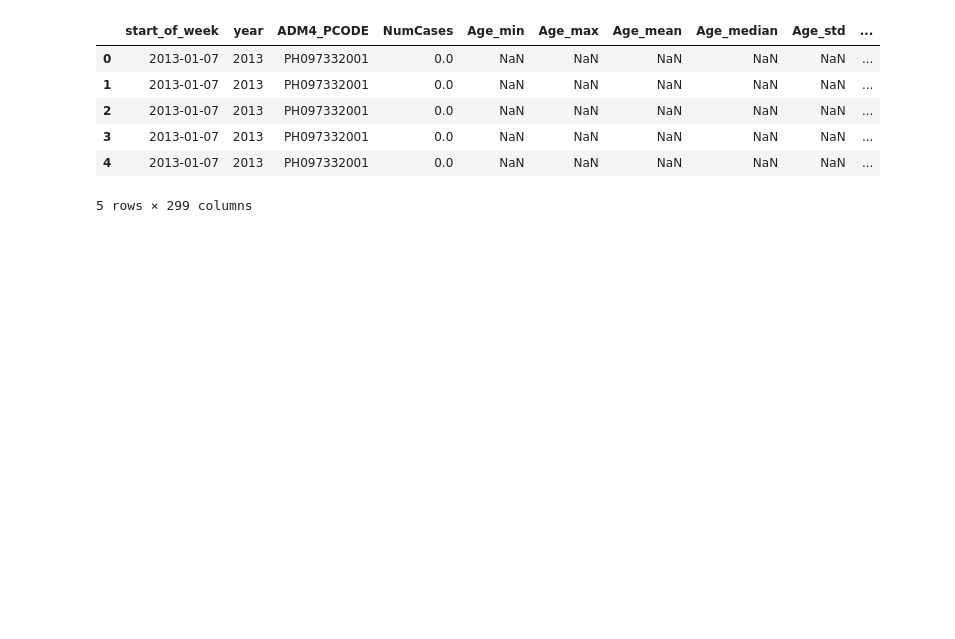
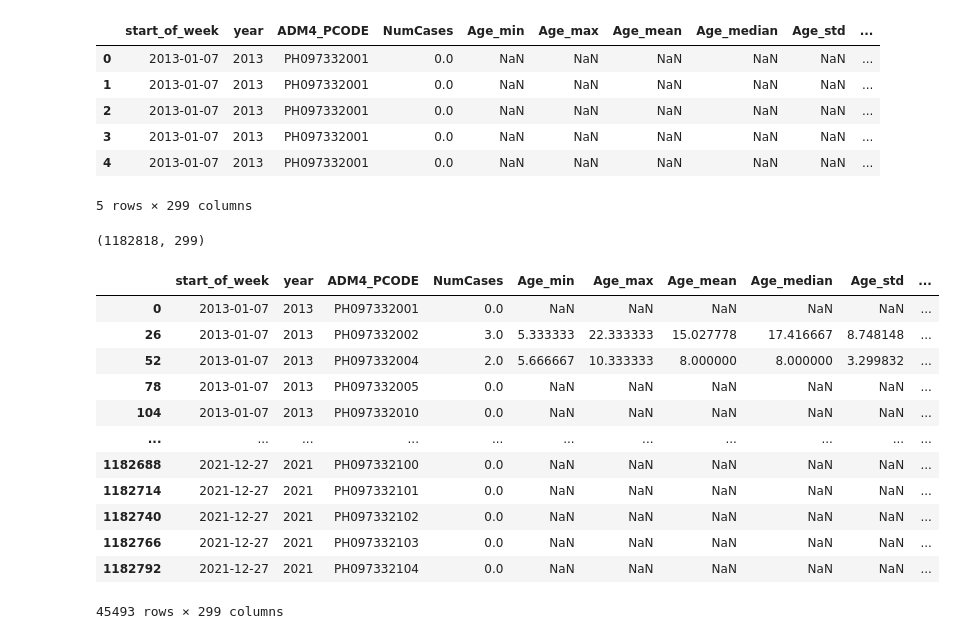
Before and after one commit to thinkingmachines/project-cchain, a Jupyter notebook: notebooks/baseline-model/02-link-external-variables.ipynb, the cells around one changed output. Saved outputs shown, nothing was run; the diff lists cells and outputs as text; code cells hidden in the pictures; blank space fills up the shorter version.

Commit message:
Remove duplicates after merge

```diff
--- a/notebooks/baseline-model/02-link-external-variables.ipynb
+++ b/notebooks/baseline-model/02-link-external-variables.ipynb
@@ -280,32 +287,3 @@ print(ntl_files)
-# %%
-for file in ntl_files:
-    if "_2022" in file:
-        continue
-    df = pd.read_csv(NIGHTLIGHTS_DIR / file)
-    df = df.drop(
-        columns=[
-            "ADM1_EN",
-            "ADM1_PCODE",
-            "ADM2_EN",
-            "ADM2_PCODE",
-            "ADM3_EN",
-            "ADM3_PCODE",
-            "ADM4_EN",
-        ]
-    )
-    df = df[
-        [
-            "ADM4_PCODE",
-            "date",
-            "freq",
-            "avg_rad_min",
-            "avg_rad_max",
-            "avg_rad_mean",
-            "avg_rad_std",
-            "avg_rad_median",
-        ]
-    ]
-    df.to_csv(OUTPUT_DIR / file, index=False)
 # %%
 ntl_df = combine_indiv_files(NIGHTLIGHTS_DIR, ntl_files)
 ntl_df = add_year(ntl_df)
@@ -456,7 +432,7 @@ yearly_dfs_to_link = [
     rwi_df,
 ]
 
-linked_df = health_climate_weekly_df
+linked_df = health_climate_weekly_df.copy()
 
 # Merge dataframes one by one
 for df in yearly_dfs_to_link:
@@ -490,3 +466,25 @@ linked_df.head()
 | 3 | 2013-01-07 | 2013 | PH097332001 | 0.0 | NaN | NaN | NaN | NaN | NaN | ... |
 | 4 | 2013-01-07 | 2013 | PH097332001 | 0.0 | NaN | NaN | NaN | NaN | NaN | ... |
 5 rows × 299 columns
+# %%
+# need to drop duplicates
+linked_df.shape
+# %% [output]
+(1182818, 299)
+# %%
+linked_df = linked_df.drop_duplicates(subset=["start_of_week", "ADM4_PCODE"])
+linked_df
+# %% [output]
+|  | start_of_week | year | ADM4_PCODE | NumCases | Age_min | Age_max | Age_mean | Age_median | Age_std | ... |
+| 0 | 2013-01-07 | 2013 | PH097332001 | 0.0 | NaN | NaN | NaN | NaN | NaN | ... |
+| 26 | 2013-01-07 | 2013 | PH097332002 | 3.0 | 5.333333 | 22.333333 | 15.027778 | 17.416667 | 8.748148 | ... |
+| 52 | 2013-01-07 | 2013 | PH097332004 | 2.0 | 5.666667 | 10.333333 | 8.000000 | 8.000000 | 3.299832 | ... |
+| 78 | 2013-01-07 | 2013 | PH097332005 | 0.0 | NaN | NaN | NaN | NaN | NaN | ... |
+| 104 | 2013-01-07 | 2013 | PH097332010 | 0.0 | NaN | NaN | NaN | NaN | NaN | ... |
+| ... | ... | ... | ... | ... | ... | ... | ... | ... | ... | ... |
+| 1182688 | 2021-12-27 | 2021 | PH097332100 | 0.0 | NaN | NaN | NaN | NaN | NaN | ... |
+| 1182714 | 2021-12-27 | 2021 | PH097332101 | 0.0 | NaN | NaN | NaN | NaN | NaN | ... |
+| 1182740 | 2021-12-27 | 2021 | PH097332102 | 0.0 | NaN | NaN | NaN | NaN | NaN | ... |
+| 1182766 | 2021-12-27 | 2021 | PH097332103 | 0.0 | NaN | NaN | NaN | NaN | NaN | ... |
+| 1182792 | 2021-12-27 | 2021 | PH097332104 | 0.0 | NaN | NaN | NaN | NaN | NaN | ... |
+45493 rows × 299 columns
```
Also changed, not shown: parts of 8 cells of this notebook.
